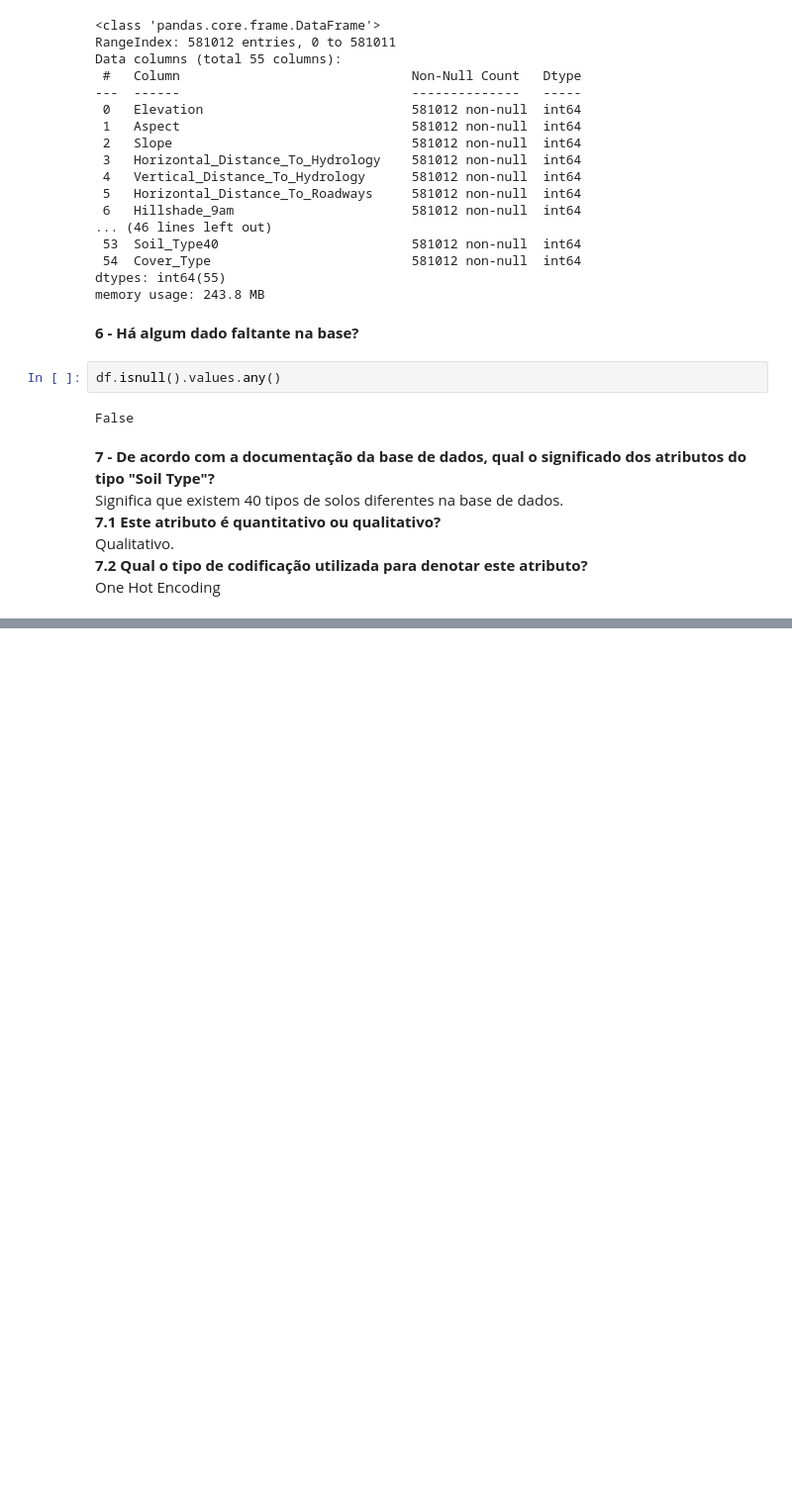
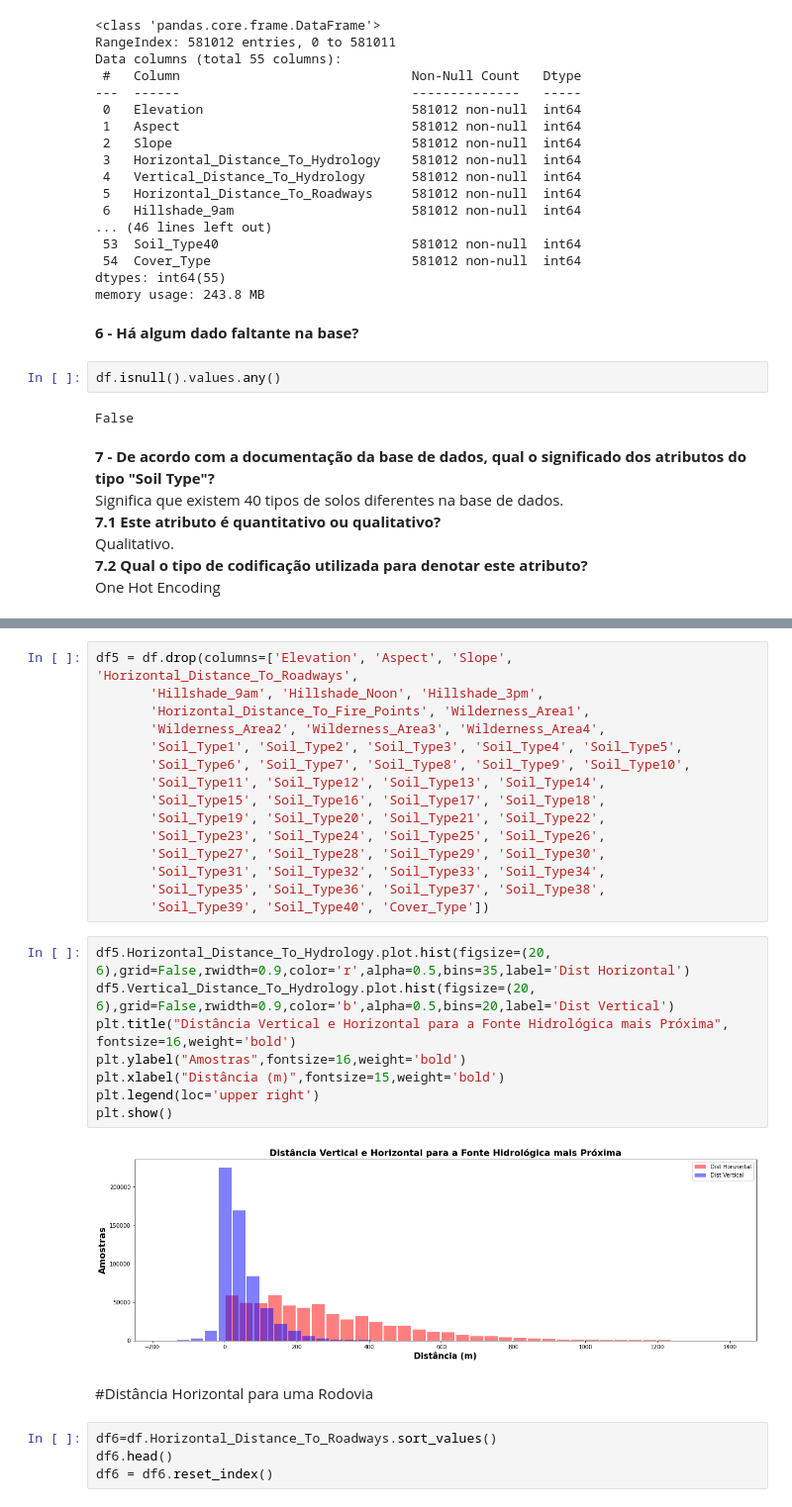
Before and after one commit to AllanHigorLP/Atividade_avaliativa-2.2-RNA, a Jupyter notebook: PP_2_2_1_Conhecendo_o_Conjunto_de_Dados.ipynb, the cells around one changed output, grey strips where cells are left out. Shown at 99% size. Drawn from its saved outputs; the diff is of its cells as text; blank space fills up the shorter version.

```diff
--- a/PP_2_2_1_Conhecendo_o_Conjunto_de_Dados.ipynb
+++ b/PP_2_2_1_Conhecendo_o_Conjunto_de_Dados.ipynb
@@ -176,0 +224,31 @@ False
+# %%
+df5 = df.drop(columns=['Elevation', 'Aspect', 'Slope', 'Horizontal_Distance_To_Roadways',
+       'Hillshade_9am', 'Hillshade_Noon', 'Hillshade_3pm',
+       'Horizontal_Distance_To_Fire_Points', 'Wilderness_Area1',
+       'Wilderness_Area2', 'Wilderness_Area3', 'Wilderness_Area4',
+       'Soil_Type1', 'Soil_Type2', 'Soil_Type3', 'Soil_Type4', 'Soil_Type5',
+       'Soil_Type6', 'Soil_Type7', 'Soil_Type8', 'Soil_Type9', 'Soil_Type10',
+       'Soil_Type11', 'Soil_Type12', 'Soil_Type13', 'Soil_Type14',
+       'Soil_Type15', 'Soil_Type16', 'Soil_Type17', 'Soil_Type18',
+       'Soil_Type19', 'Soil_Type20', 'Soil_Type21', 'Soil_Type22',
+       'Soil_Type23', 'Soil_Type24', 'Soil_Type25', 'Soil_Type26',
+       'Soil_Type27', 'Soil_Type28', 'Soil_Type29', 'Soil_Type30',
+       'Soil_Type31', 'Soil_Type32', 'Soil_Type33', 'Soil_Type34',
+       'Soil_Type35', 'Soil_Type36', 'Soil_Type37', 'Soil_Type38',
+       'Soil_Type39', 'Soil_Type40', 'Cover_Type'])
+# %%
+df5.Horizontal_Distance_To_Hydrology.plot.hist(figsize=(20, 6),grid=False,rwidth=0.9,color='r',alpha=0.5,bins=35,label='Dist Horizontal')
+df5.Vertical_Distance_To_Hydrology.plot.hist(figsize=(20, 6),grid=False,rwidth=0.9,color='b',alpha=0.5,bins=20,label='Dist Vertical')
+plt.title("Distância Vertical e Horizontal para a Fonte Hidrológica mais Próxima", fontsize=16,weight='bold')
+plt.ylabel("Amostras",fontsize=16,weight='bold')
+plt.xlabel("Distância (m)",fontsize=15,weight='bold')
+plt.legend(loc='upper right')
+plt.show()
+# %% [output]
+[figure, added]
+# %% [markdown]
+#Distância Horizontal para uma Rodovia
+# %%
+df6=df.Horizontal_Distance_To_Roadways.sort_values()
+df6.head()
+df6 = df6.reset_index()
```
Also changed, not shown: parts of 15 cells of this notebook.
